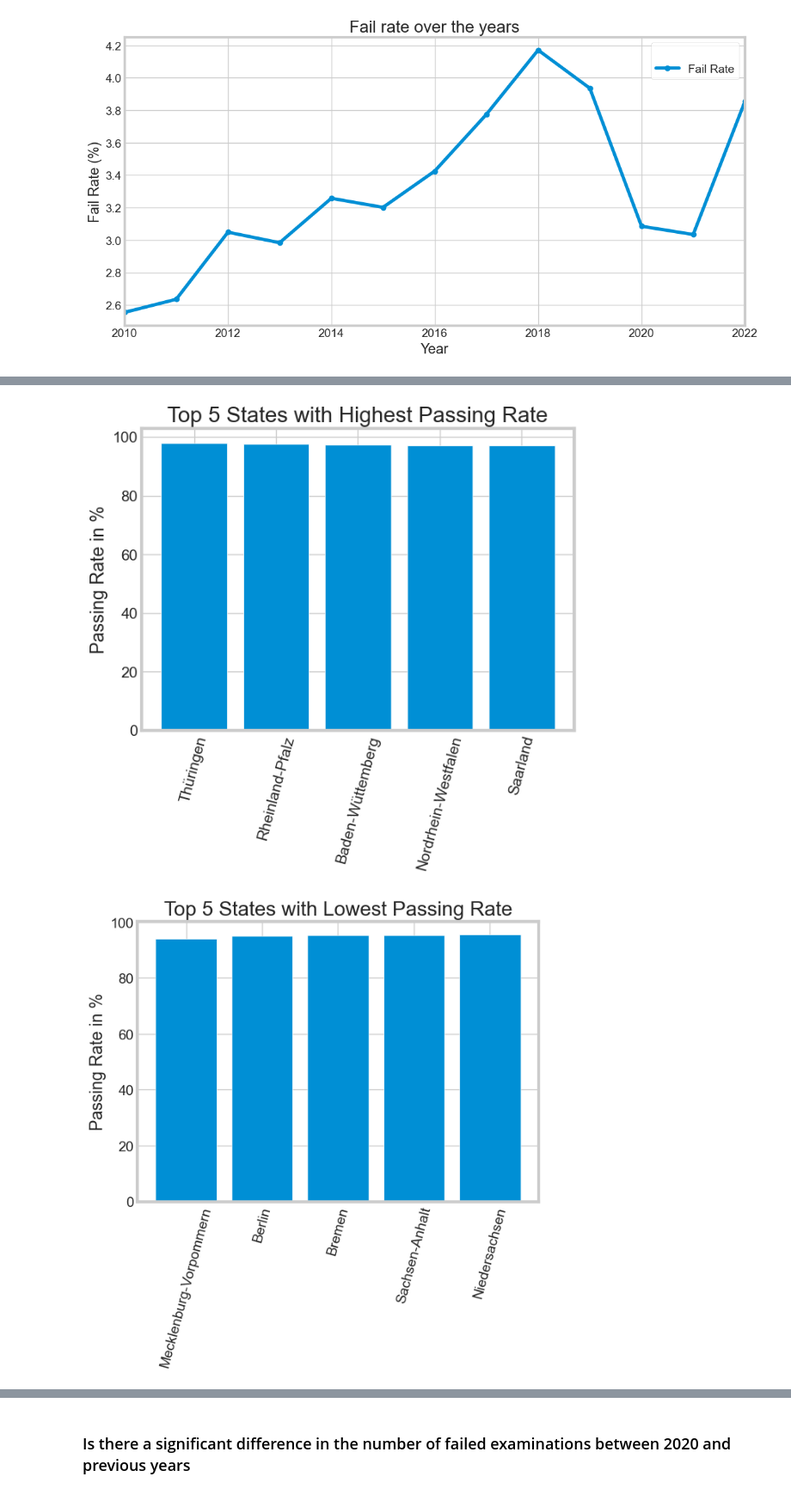
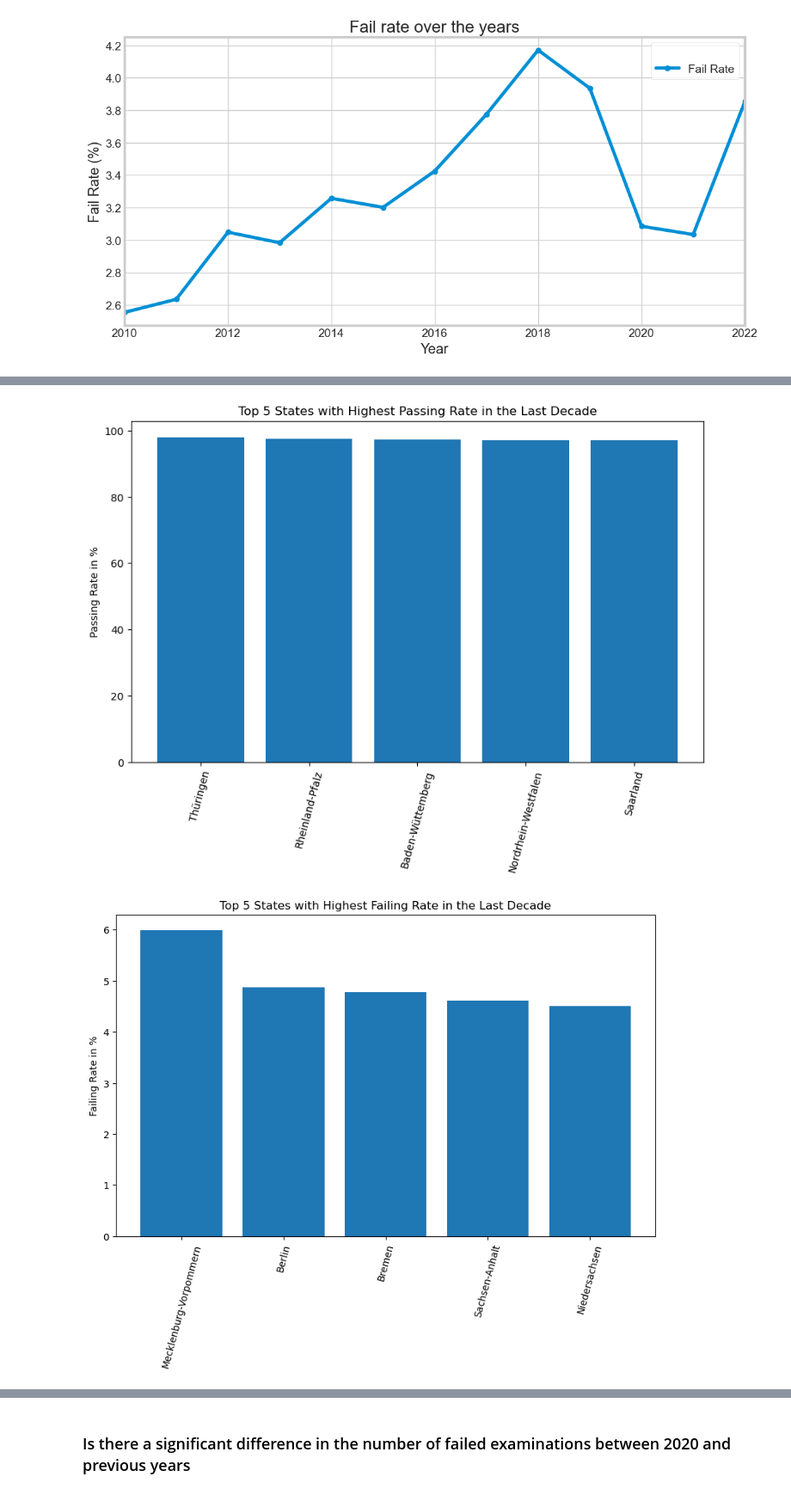
Before and after one commit to Stargazer-ger/capstone_project_hh_23_1, a Jupyter notebook: eda_capstone_exams_kk.ipynb, the cells around one changed output, grey strips where cells are left out. Shown at 86% size. Saved outputs shown, nothing was run; the diff lists cells and outputs as text; code cells hidden in the pictures.

```diff
--- a/eda_capstone_exams_kk.ipynb
+++ b/eda_capstone_exams_kk.ipynb
@@ -238,28 +238,30 @@ Index(['Federal States', 'Examinations Total', 'Passed Examinations',
 # %%
 # Calculate the average passing rate for each state
 df_avg = exams_concat.groupby('Federal States')['Pass Rate'].mean().reset_index()
+df_avg_1 = exams_concat.groupby('Federal States')['Fail Rate'].mean().reset_index()
 
 # Sort the states based on average Pass Rate
 top_states_highest = df_avg.sort_values('Pass Rate', ascending=False).head(5)
-top_states_lowest = df_avg.sort_values('Pass Rate', ascending=True).head(5)
+top_states_lowest = df_avg_1.sort_values('Fail Rate', ascending=False).head(5)
 
+plt.figure(figsize=(10, 6))
 # Create a bar chart for top 3 states with highest Pass Rate
 plt.bar(top_states_highest['Federal States'], top_states_highest['Pass Rate'])
 plt.tick_params(axis='x', rotation=75)
 #plt.xlabel('State')
 plt.ylabel('Passing Rate in %')
-plt.title('Top 5 States with Highest Passing Rate')
+plt.title('Top 5 States with Highest Passing Rate in the Last Decade')
 plt.show()
 
 
-
+plt.figure(figsize=(10, 6))
 # Create a bar chart for top 3 states with lowest Pass Rate
-plt.bar(top_states_lowest['Federal States'], top_states_lowest['Pass Rate'])
+plt.bar(top_states_lowest['Federal States'], top_states_lowest['Fail Rate'])
 plt.tick_params(axis='x', rotation=75)
 #plt.xlabel('State')
-plt.ylabel('Passing Rate in %')
-plt.title('Top 5 States with Lowest Passing Rate')
+plt.ylabel('Failing Rate in %')
+plt.title('Top 5 States with Highest Failing Rate in the Last Decade')
 plt.show()
 # %% [output]
-[figure, old version]
+[figure, new version]
-[figure, old version]
+[figure, new version]
```
Also changed, not shown: parts of 4 cells of this notebook.
